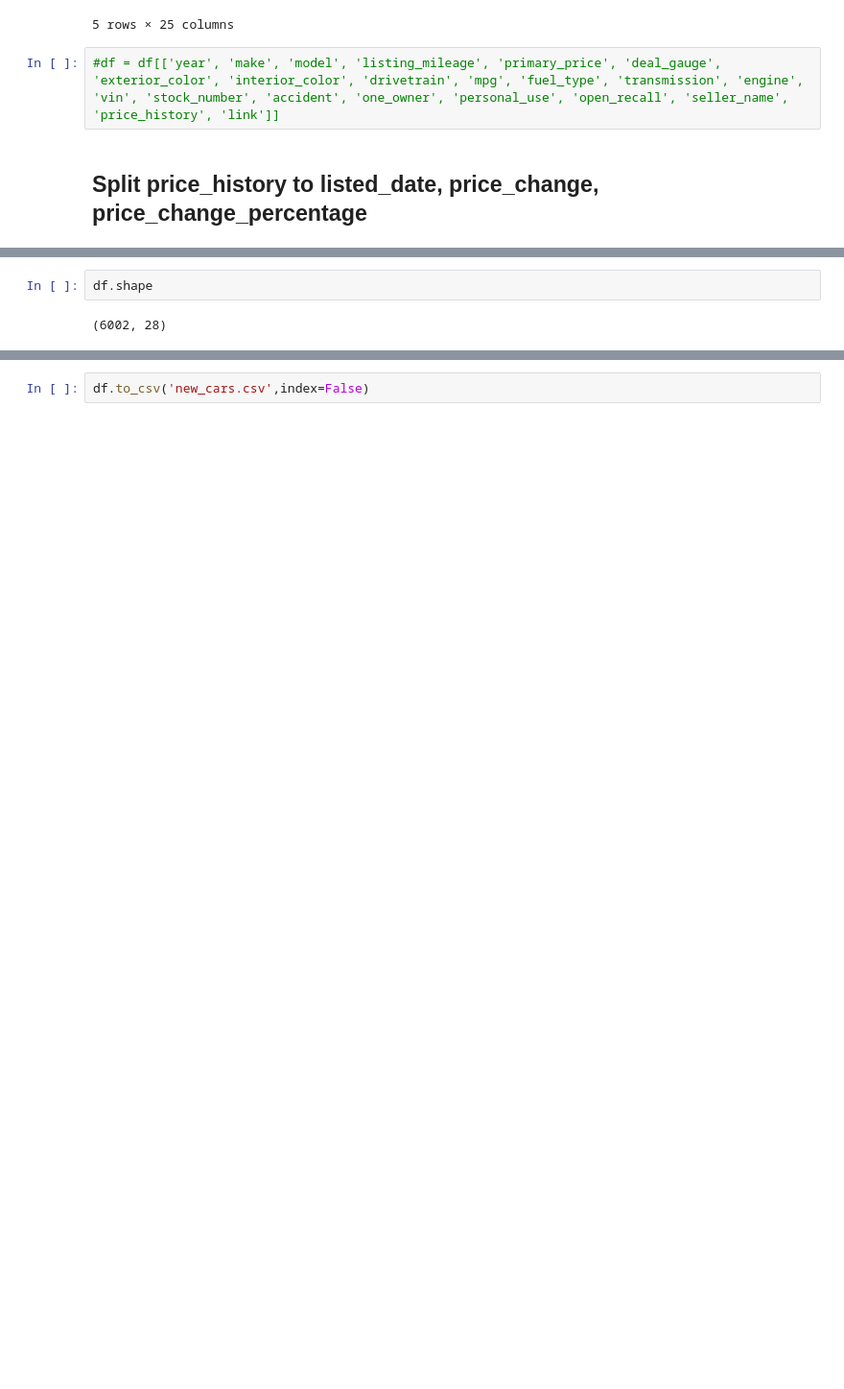
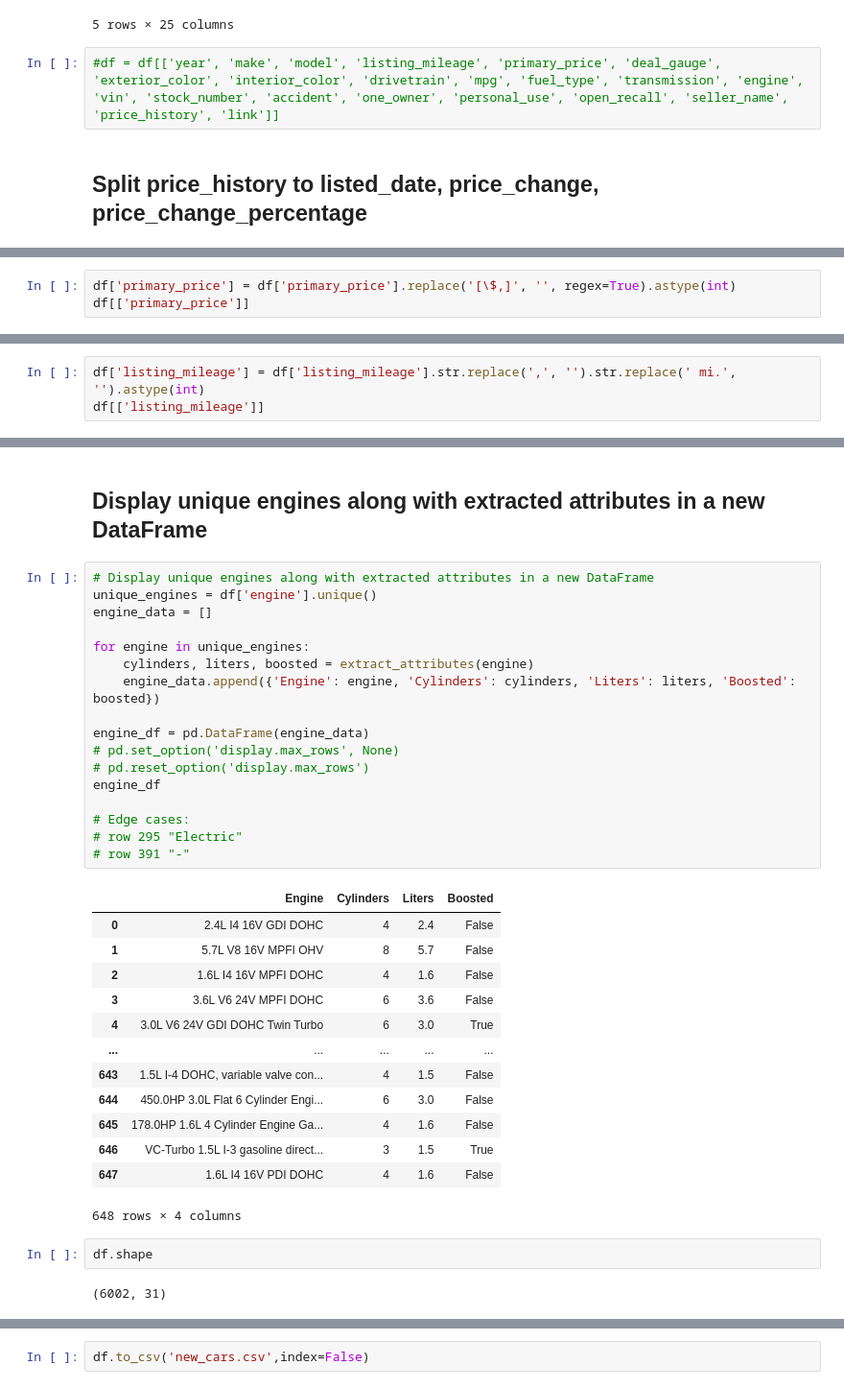
Before and after one commit to evanhollier/Cars_Project, a Jupyter notebook: data_preprocessing.ipynb, the cells around one changed output, grey strips where cells are left out. Shown at 96% size. Cells and saved outputs as stored; diff of their text form; blank space fills up the shorter version.

Commit message:
update color part and listing_mileage

```diff
--- a/data_preprocessing.ipynb
+++ b/data_preprocessing.ipynb
@@ -111,0 +175,3 @@ df.head()
+# %%
+df['primary_price'] = df['primary_price'].replace('[\$,]', '', regex=True).astype(int)
+df[['primary_price']]
@@ -111,0 +194,3 @@ df.head()
+# %%
+df['listing_mileage'] = df['listing_mileage'].str.replace(',', '').str.replace(' mi.', '').astype(int)
+df[['listing_mileage']]
@@ -112,7 +287,40 @@ df.head()
+# %% [markdown]
+## Display unique engines along with extracted attributes in a new DataFrame
+# %%
+# Display unique engines along with extracted attributes in a new DataFrame
+unique_engines = df['engine'].unique()
+engine_data = []
+
+for engine in unique_engines:
+    cylinders, liters, boosted = extract_attributes(engine)
+    engine_data.append({'Engine': engine, 'Cylinders': cylinders, 'Liters': liters, 'Boosted': boosted})
+
+engine_df = pd.DataFrame(engine_data)
+# pd.set_option('display.max_rows', None)
+# pd.reset_option('display.max_rows')
+engine_df
+
+# Edge cases:
+# row 295 "Electric"
+# row 391 "-"
+# %% [output]
+|  | Engine | Cylinders | Liters | Boosted |
+| 0 | 2.4L I4 16V GDI DOHC | 4 | 2.4 | False |
+| 1 | 5.7L V8 16V MPFI OHV | 8 | 5.7 | False |
+| 2 | 1.6L I4 16V MPFI DOHC | 4 | 1.6 | False |
+| 3 | 3.6L V6 24V MPFI DOHC | 6 | 3.6 | False |
+| 4 | 3.0L V6 24V GDI DOHC Twin Turbo | 6 | 3.0 | True |
+| ... | ... | ... | ... | ... |
+| 643 | 1.5L I-4 DOHC, variable valve con... | 4 | 1.5 | False |
+| 644 | 450.0HP 3.0L Flat 6 Cylinder Engi... | 6 | 3.0 | False |
+| 645 | 178.0HP 1.6L 4 Cylinder Engine Ga... | 4 | 1.6 | False |
+| 646 | VC-Turbo 1.5L I-3 gasoline direct... | 3 | 1.5 | True |
+| 647 | 1.6L I4 16V PDI DOHC | 4 | 1.6 | False |
+648 rows × 4 columns
 # %%
 df.shape
 # %% [output]
-(6002, 28)
+(6002, 31)
 # %%
 df.info()
 # %% [output]
```
Also changed, not shown: parts of 16 cells of this notebook, 1 other file.
